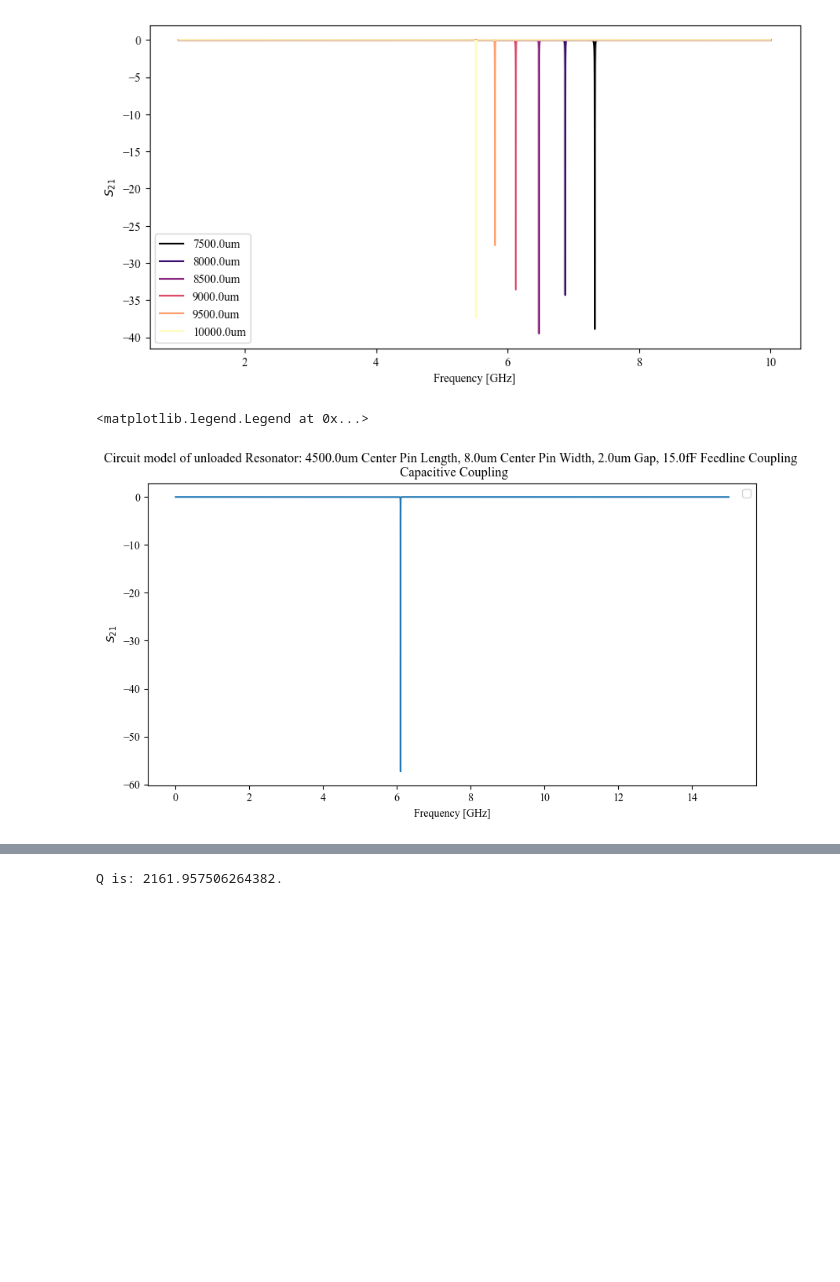
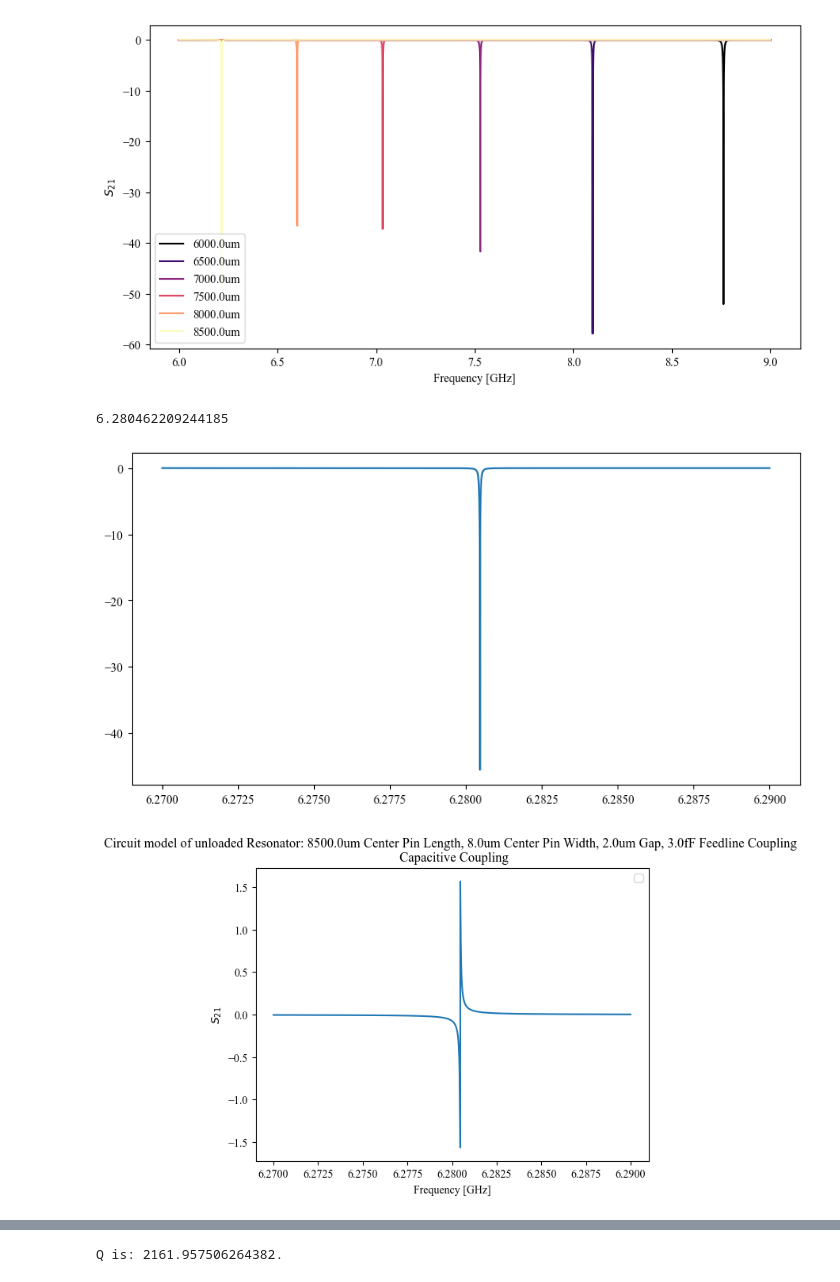
Before and after one commit to eseyetea/2d-sensing, a Jupyter notebook: 2d-sensing/src/mask_design/circuit_model.ipynb, the cells around one changed output, grey strips where cells are left out. Cells and saved outputs as stored; diff of their text form; code cells hidden in the pictures; blank space fills up the shorter version.

```diff
--- a/2d-sensing/src/mask_design/circuit_model.ipynb
+++ b/2d-sensing/src/mask_design/circuit_model.ipynb
@@ -23,7 +91,7 @@ def make_colors(n,name='summer'):
 """
 Physical constants.
 """
-EPS_R_SAPPHIRE = 9.4 # Sapphire dielectric constant.
+EPS_R_SAPPHIRE = 10.4 # Sapphire dielectric constant.
 EPS_R_hBN = 2.8
 # %%
 # Coplanar capacitance and inductance for center pin of resonator.
@@ -72,7 +140,7 @@ sheet_ind = 1e-12 # Starting with 100pH sheet inductance.
 center_pin_width = 8e-6
 ground_plane_gap = 2e-6
 
-feedline_C = 25e-15 # 30fF coupling to feedline.
+feedline_C = 20e-15 # 30fF coupling to feedline.
 z_feedline = 50 # Impedance of feedline.
 
 # Find characteristic impedance of resonator based on coplanar waveguide geometry.
@@ -105,9 +173,9 @@ def colorset(n, cmap="magma", *, lo=0.0, hi=1.0, hex=False, reverse=False):
     cols = cm(pts)
     return [mpl.colors.to_hex(c) for c in cols] if hex else cols
 # %%
-f=np.linspace(1e9,10e9,int(5e4))
+f=np.linspace(6e9,9e9,int(5e4))
 omegas = 2 * np.pi * f
-center_pin_lengths = [7500e-6,8000e-6,8500e-6,9000e-6,9500e-6,10000e-6]
+center_pin_lengths = [6000e-6,6500e-6,7000e-6,7500e-6,8000e-6,8500e-6]
 colors = colorset(len(center_pin_lengths))
 for idx in range(len(center_pin_lengths)):
 # for center_pin_length in [6000e-6]:
@@ -124,12 +192,10 @@ for idx in range(len(center_pin_lengths)):
 
         # Solve for impedance presented to transmission line through coupling capacitor.
         coupling_cap = 1/(1j*omega*feedline_C)
-        # coupling_cap = 100
         z_coupled = add_in_series(coupling_cap,zin)
 
-        # Now find S21. Current flows in as I=V/Z and power is V*I, so solve for current through over current in.
         s21 = 2*z_coupled/(2*z_coupled + z_feedline)
-        s21_mags.append(20*np.log10(np.abs(s21)))
+        s21_mags.append(10*np.log10(np.abs(s21)**2))
         s21_phases.append(np.angle(s21))
 
     plt.figure(1,figsize=(10,5))
@@ -138,37 +204,49 @@ for idx in range(len(center_pin_lengths)):
     plt.ylabel("$S_{21}$")
     plt.legend()
 # %% [output]
-[figure, old version]
+[figure, new version]
 # %%
 # Define frequencies of interest.
-f=np.linspace(1e7,15e9,int(5e4))
+f=np.linspace(6.27e9,6.29e9,int(5e4))
 omegas = 2 * np.pi * f
+
+center_pin_length = 8500e-6
+
+feedline_C = 3e-15 # 30fF coupling to feedline.
+z_feedline = 50 # Impedance of feedline.
 
 s21_mags = []
 s21_phases = []
+s21s = []
 for omega in omegas:
 
     beta = 1j*omega*np.sqrt(C_per_length*L_per_length)
     prop_constant = beta*center_pin_length
 
-    zin = zin_unloaded_res_lamda4(z0,prop_constant)
+    zin = zin_unloaded_res_lamda2(z0,prop_constant)
 
     # Solve for impedance presented to transmission line through coupling capacitor.
     coupling_cap = 1/(1j*omega*feedline_C)
     # coupling_cap = 100
     z_coupled = add_in_series(coupling_cap,zin)
 
     # Now find S21. Current flows in as I=V/Z and power is V*I, so solve for current through over current in.
     s21 = 2*z_coupled/(2*z_coupled + z_feedline)
+    s21s.append(s21)
     s21_mags.append(20*np.log10(np.abs(s21)))
     s21_phases.append(np.angle(s21))
 
 plt.figure(1,figsize=(10,5))
 plt.plot(f/1e9,s21_mags)
+plt.figure(2)
+plt.plot(f/1e9,s21_phases)
 plt.title(f"Circuit model of unloaded Resonator: {center_pin_length*1e6}um Center Pin Length, {center_pin_width*1e6}um Center Pin Width, {ground_plane_gap*1e6}um Gap, {feedline_C*1e15}fF Feedline Coupling \n Capacitive Coupling")
 plt.xlabel("Frequency [GHz]")
 plt.ylabel("$S_{21}$")
 plt.legend()
+
+print(f[np.argmin(s21_mags)]/1e9)
 # %% [output]
-<matplotlib.legend.Legend at 0x...>
+6.280462209244185
-[figure, old version]
+[figure, new version]
+[figure, added]
```
Also changed, not shown: parts of 4 cells of this notebook, 19 other files.
